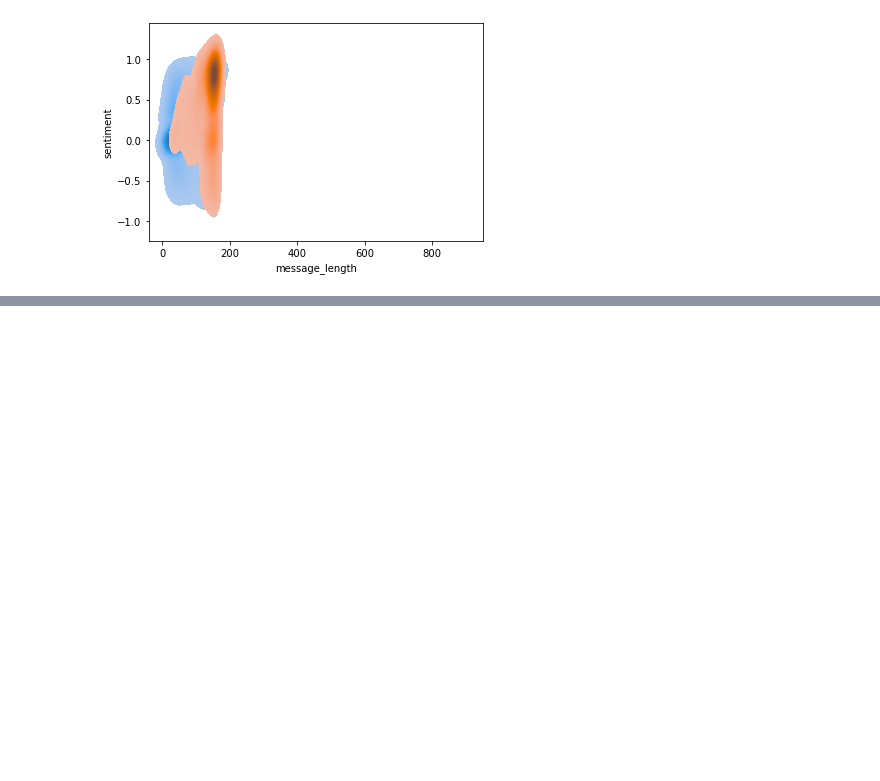
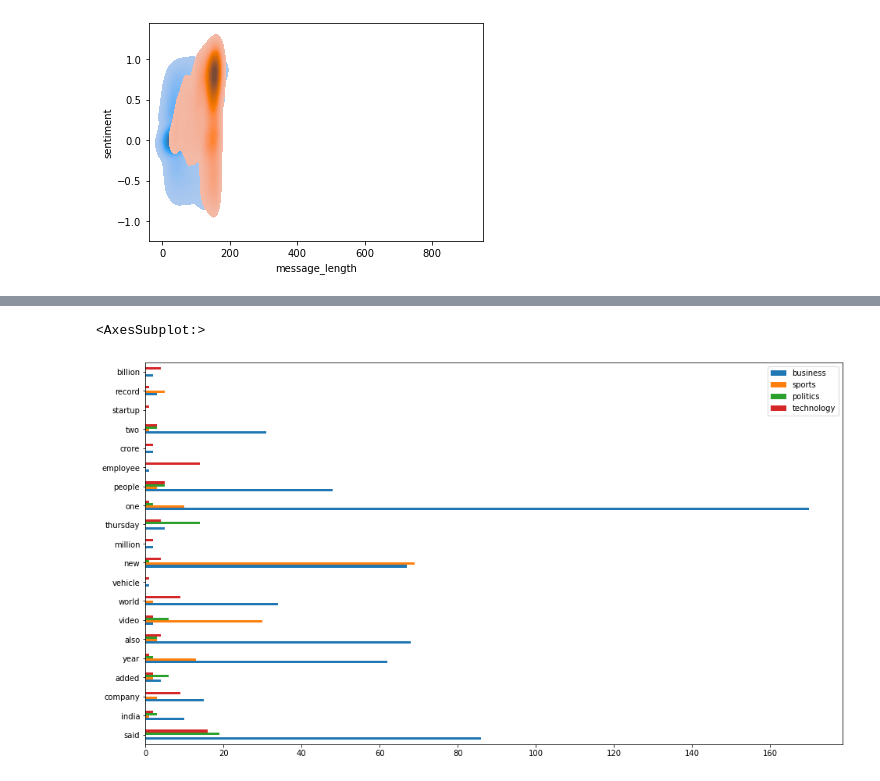
Before and after one commit to dashbringhurst/natural-language-processing-exercises, a Jupyter notebook: explore.ipynb, the cells around one changed output, grey strips where cells are left out. Saved outputs shown, nothing was run; the diff lists cells and outputs as text; code cells hidden in the pictures; blank space fills up the shorter version.

```diff
--- a/explore.ipynb
+++ b/explore.ipynb
@@ -270,0 +300,2 @@ codeup.head()
+# %%
+news = pd.DataFrame(news, index=None).drop(columns='Unnamed: 0')
@@ -270,0 +327,12 @@ codeup.head()
+# %%
+business_words = clean(' '.join(news[news.category == 'business']['lemmatized']))
+sports_words = clean(' '.join(news[news.category == 'sports']['lemmatized']))
+politics_words = clean(' '.join(news[news.category == 'politics']['lemmatized']))
+technology_words = clean(' '.join(news[news.category == 'technology']['lemmatized']))
+all_words = clean(' '.join(news['lemmatized']))
+# %%
+business_freq = pd.Series(ham_words).value_counts()
+sports_freq = pd.Series(spam_words).value_counts()
+politics_freq = pd.Series(politics_words).value_counts()
+tech_freq = pd.Series(technology_words).value_counts()
+all_freq = pd.Series(all_words).value_counts()
@@ -270,0 +348,5 @@ codeup.head()
+# %%
+word_counts = pd.concat([business_freq, sports_freq, politics_freq, tech_freq, all_freq], axis=1
+         ).fillna(0).astype(int)
+word_counts.columns = ['business','sports','politics','technology','all']
+word_counts.head()
@@ -270,0 +360,6 @@ codeup.head()
+# %%
+word_counts.sort_values('all', ascending=False
+)[['business','sports','politics','technology']].head(20).plot.barh(figsize=[16,9])
+# %% [output]
+<AxesSubplot:>
+[figure, added]
```
Also changed, not shown: parts of 15 cells of this notebook.
